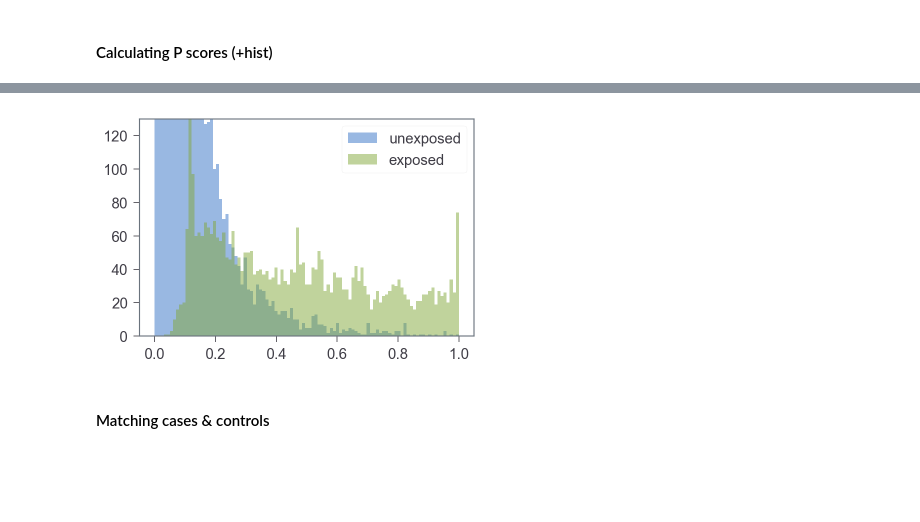
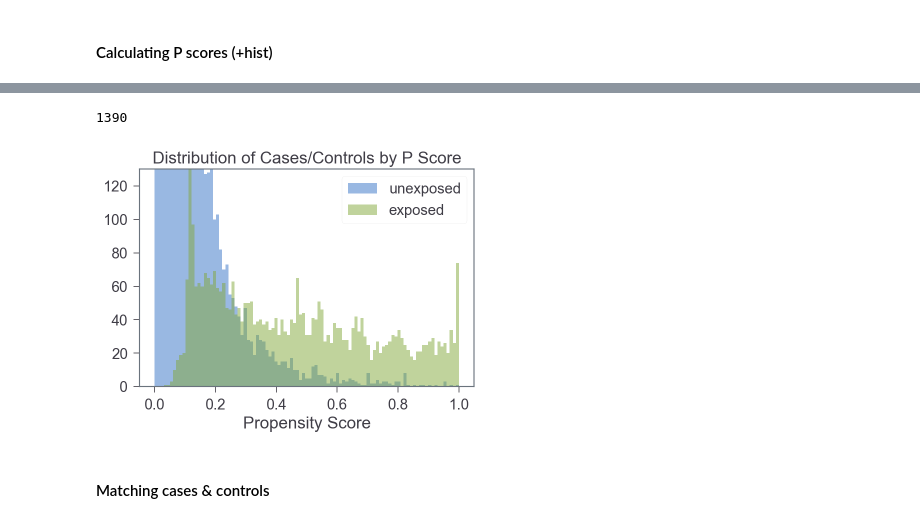
Before and after one commit to tatonetti-lab/sex_risks, a Jupyter notebook: Drugs with Sex Risks.ipynb, the cells around one changed output, grey strips where cells are left out. Cells and saved outputs as stored; diff of their text form; code cells hidden in the pictures; blank space fills up the shorter version.

```diff
--- a/Drugs with Sex Risks.ipynb
+++ b/Drugs with Sex Risks.ipynb
@@ -2527,4 +2547,5 @@ df_aeolus = pd.read_feather(ROOT + "AEOLUS/clean_withRank.tsv.feather")
 # %%
+#regression model - get scores
 TRIAL_PSM = pd.read_feather(ROOT+"PSM/Acetaminophen Trial/Prepped for PSM.feather").set_index('id')
 
 y = TRIAL_PSM.loc[:,['Acetaminophen']]
@@ -2533,22 +2554,30 @@ X = TRIAL_PSM.drop(['sex','Acetaminophen'],axis=1)
 
 from sklearn.linear_model import LogisticRegression
 
-propensity = LogisticRegression()
+propensity = LogisticRegression(C=1)
 propensity = propensity.fit(X,y)
 pscore = propensity.predict_proba(X)[:,1]
 
 TRIAL_PSM['Propensity'] = pscore
+# %%
+len([b for b in sorted(np.abs(propensity.coef_[0])) if b > 0.01])
+# %% [output]
+1390
 # %%
+#hist
+
 exposed = TRIAL_PSM.query('Acetaminophen==1')
 unexposed = TRIAL_PSM.query('Acetaminophen==0')
 bins = np.linspace(0, 1, 100)
 
 plt.hist(unexposed.Propensity, bins, alpha=0.5, label='unexposed')
 plt.hist(exposed.Propensity, bins, alpha=0.5, label='exposed')
 plt.ylim(0,130)
+plt.title("Distribution of Cases/Controls by P Score")
+plt.xlabel("Propensity Score")
 plt.legend(loc='upper right')
 plt.show()
 # %% [output]
-[figure, old version]
+[figure, new version]
 # %% [markdown]
 #### Matching cases & controls
```
Also changed, not shown: parts of 17 cells of this notebook, 1 other file.
